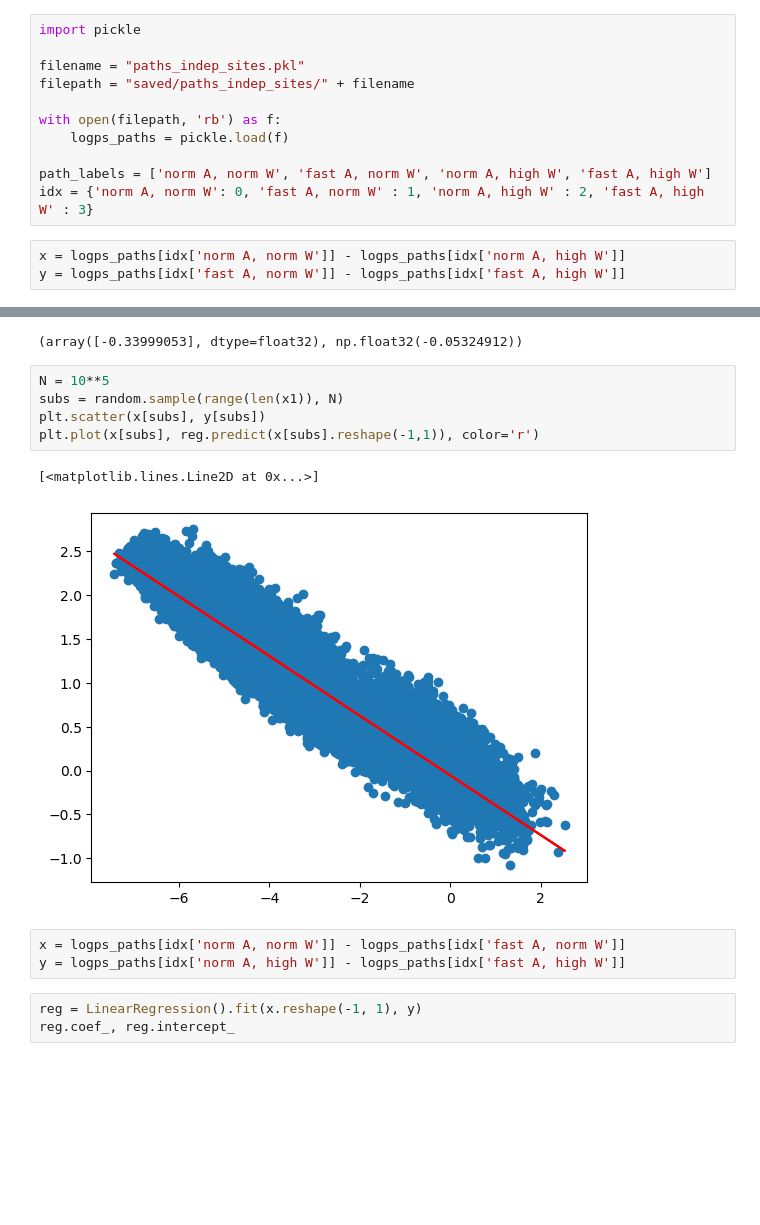
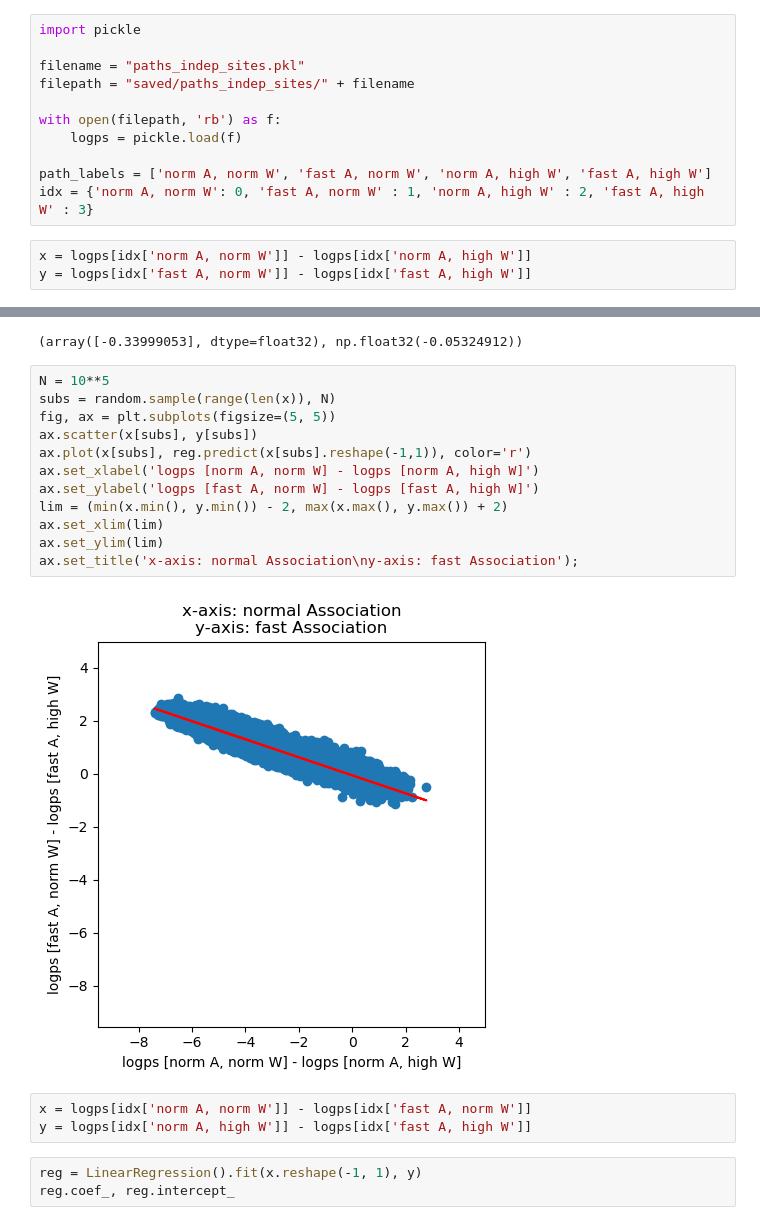
Before and after one commit to stecrotti/Aptamer2025py, a Jupyter notebook: experiments/konkoff.ipynb, the cells around one changed output, grey strips where cells are left out. Saved outputs shown, nothing was run; the diff lists cells and outputs as text; blank space fills up the shorter version.

```diff
--- a/experiments/konkoff.ipynb
+++ b/experiments/konkoff.ipynb
@@ -22,13 +22,13 @@ filename = "paths_indep_sites.pkl"
 filepath = "saved/paths_indep_sites/" + filename
 
 with open(filepath, 'rb') as f:
-    logps_paths = pickle.load(f)
+    logps = pickle.load(f)
 
 path_labels = ['norm A, norm W', 'fast A, norm W', 'norm A, high W', 'fast A, high W']
 idx = {'norm A, norm W': 0, 'fast A, norm W' : 1, 'norm A, high W' : 2, 'fast A, high W' : 3}
 # %%
-x = logps_paths[idx['norm A, norm W']] - logps_paths[idx['norm A, high W']]
-y = logps_paths[idx['fast A, norm W']] - logps_paths[idx['fast A, high W']]
+x = logps[idx['norm A, norm W']] - logps[idx['norm A, high W']]
+y = logps[idx['fast A, norm W']] - logps[idx['fast A, high W']]
 # %%
 reg = LinearRegression().fit(x.reshape(-1, 1), y)
 reg.coef_, reg.intercept_
@@ -36,15 +36,21 @@ reg.coef_, reg.intercept_
 (array([-0.33999053], dtype=float32), np.float32(-0.05324912))
 # %%
 N = 10**5
-subs = random.sample(range(len(x1)), N)
-plt.scatter(x[subs], y[subs])
-plt.plot(x[subs], reg.predict(x[subs].reshape(-1,1)), color='r')
+subs = random.sample(range(len(x)), N)
+fig, ax = plt.subplots(figsize=(5, 5))
+ax.scatter(x[subs], y[subs])
+ax.plot(x[subs], reg.predict(x[subs].reshape(-1,1)), color='r')
+ax.set_xlabel('logps [norm A, norm W] - logps [norm A, high W]')
+ax.set_ylabel('logps [fast A, norm W] - logps [fast A, high W]')
+lim = (min(x.min(), y.min()) - 2, max(x.max(), y.max()) + 2)
+ax.set_xlim(lim)
+ax.set_ylim(lim)
+ax.set_title('x-axis: normal Association\ny-axis: fast Association');
 # %% [output]
-[<matplotlib.lines.Line2D at 0x...>]
-[figure, old version]
+[figure, new version]
 # %%
-x = logps_paths[idx['norm A, norm W']] - logps_paths[idx['fast A, norm W']]
-y = logps_paths[idx['norm A, high W']] - logps_paths[idx['fast A, high W']]
+x = logps[idx['norm A, norm W']] - logps[idx['fast A, norm W']]
+y = logps[idx['norm A, high W']] - logps[idx['fast A, high W']]
 # %%
 reg = LinearRegression().fit(x.reshape(-1, 1), y)
 reg.coef_, reg.intercept_
```
Also changed, not shown: parts of 2 cells of this notebook, 4 other files.
